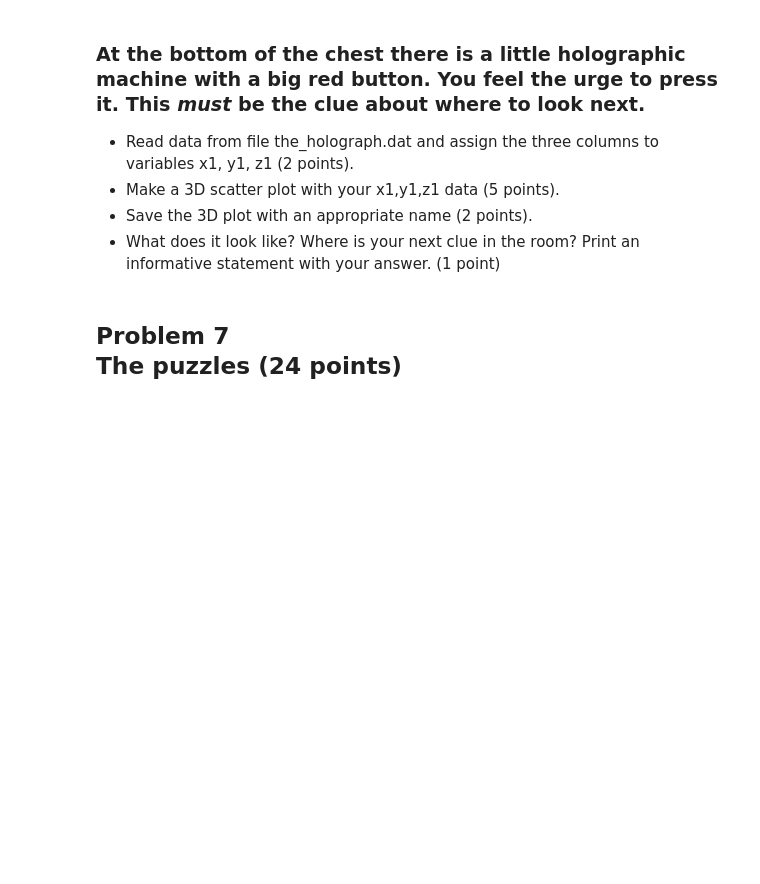
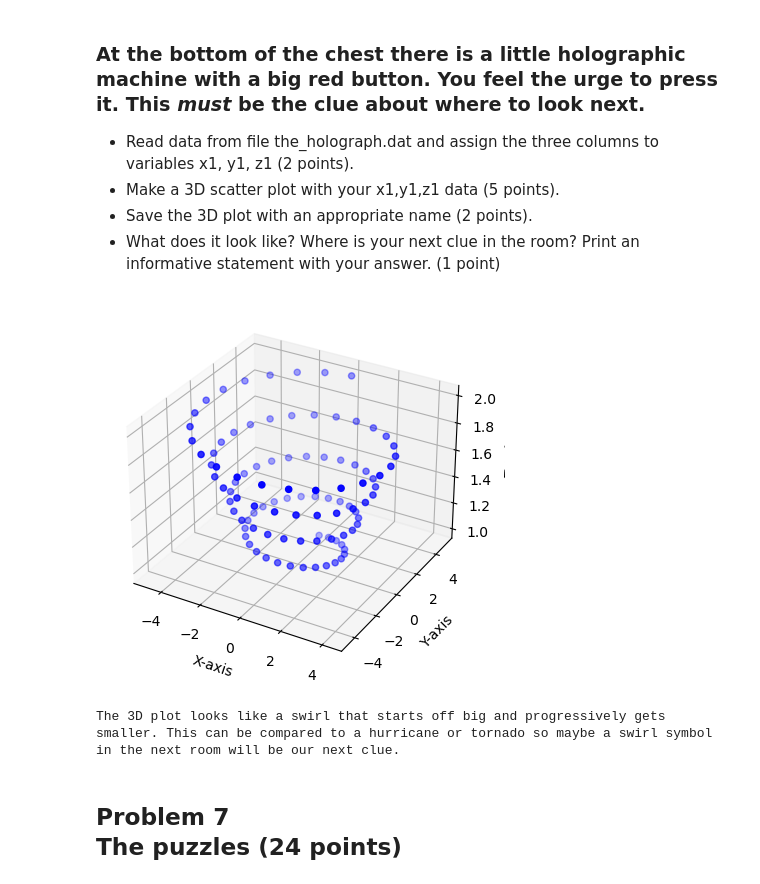
Before and after one commit to hltraina/phz3150, a Jupyter notebook: projects/Final Project Fall 2023/Final Project Fall 2023/Final_project_fa23.ipynb, the cells around one changed output. Cells and saved outputs as stored; diff of their text form; code cells hidden in the pictures; blank space fills up the shorter version.

Commit message:
Final Code!
Committing the final project to main

```diff
--- a/projects/Final Project Fall 2023/Final Project Fall 2023/Final_project_fa23.ipynb
+++ b/projects/Final Project Fall 2023/Final Project Fall 2023/Final_project_fa23.ipynb
@@ -129,6 +240,26 @@ print(""" 20 9 3 11  20 15 3 11 20 9 3 11  20 15 3 11 20 9 13 5 9  19 18 21 14 1
 - Make a 3D scatter plot with your x1,y1,z1 data (5 points).
 - Save the 3D plot with an appropriate name (2 points).
 - What does it look like? Where is your next clue in the room? Print an informative statement with your answer. (1 point)
+# %%
+holograph = np.loadtxt('the_holograph.dat')
+x1, y1, z1 = holograph[:, 0], holograph[:, 1], holograph[:, 2]
+# %%
+fig = plt.figure()
+ax = fig.add_subplot(111, projection='3d')
+ax.scatter(x1, y1, z1, c='b', marker='o')
+
+# Set plot labels
+ax.set_xlabel('X-axis')
+ax.set_ylabel('Y-axis')
+ax.set_zlabel('Z-axis')
+
+plt.savefig('3d_plot.png')
+# %% [output]
+[figure, added]
+# %%
+print("The 3D plot looks like a swirl that starts off big and progressively gets smaller. This can be compared to a hurricane or tornado so maybe a swirl symbol in the next room will be our next clue.")
+# %% [output]
+The 3D plot looks like a swirl that starts off big and progressively gets smaller. This can be compared to a hurricane or tornado so maybe a swirl symbol in the next room will be our next clue.
 # %% [markdown]
 ## Problem 7 <br> The puzzles (24 points)
 # %% [markdown]
```
Also changed, not shown: parts of 60 cells of this notebook, 8 other files.
